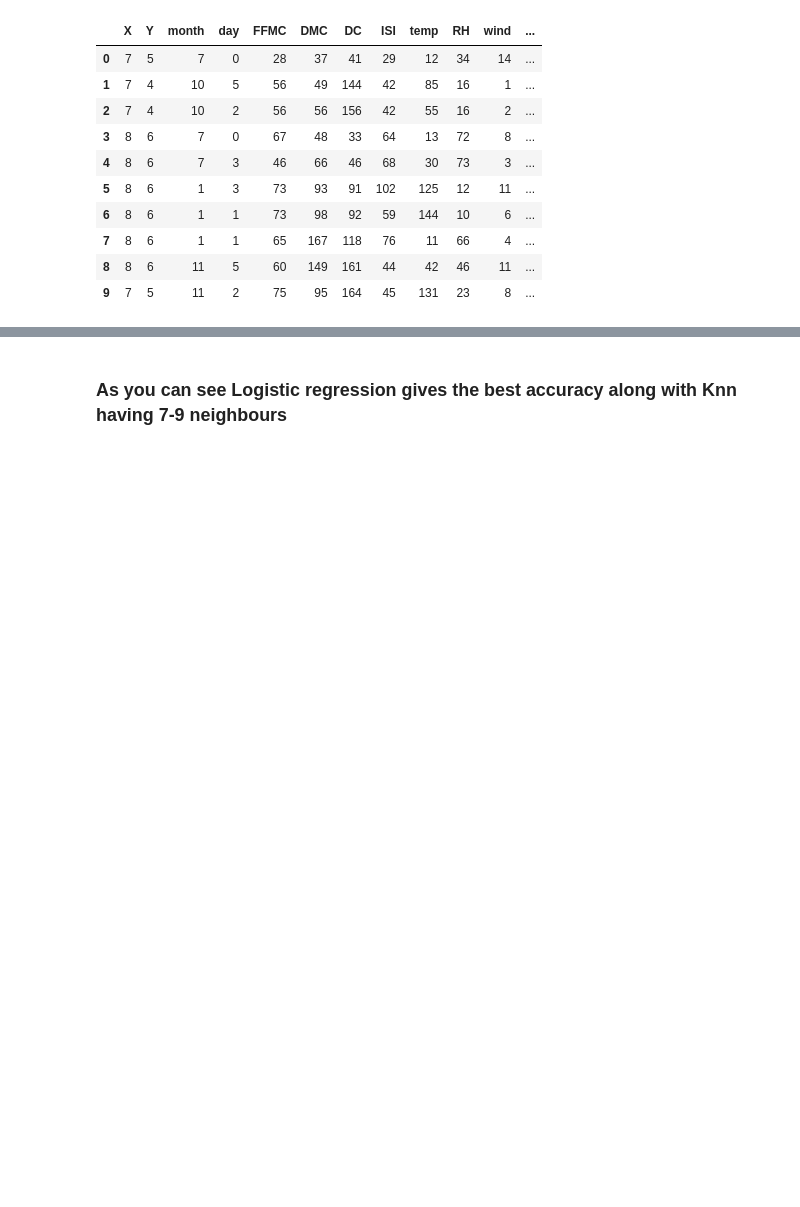
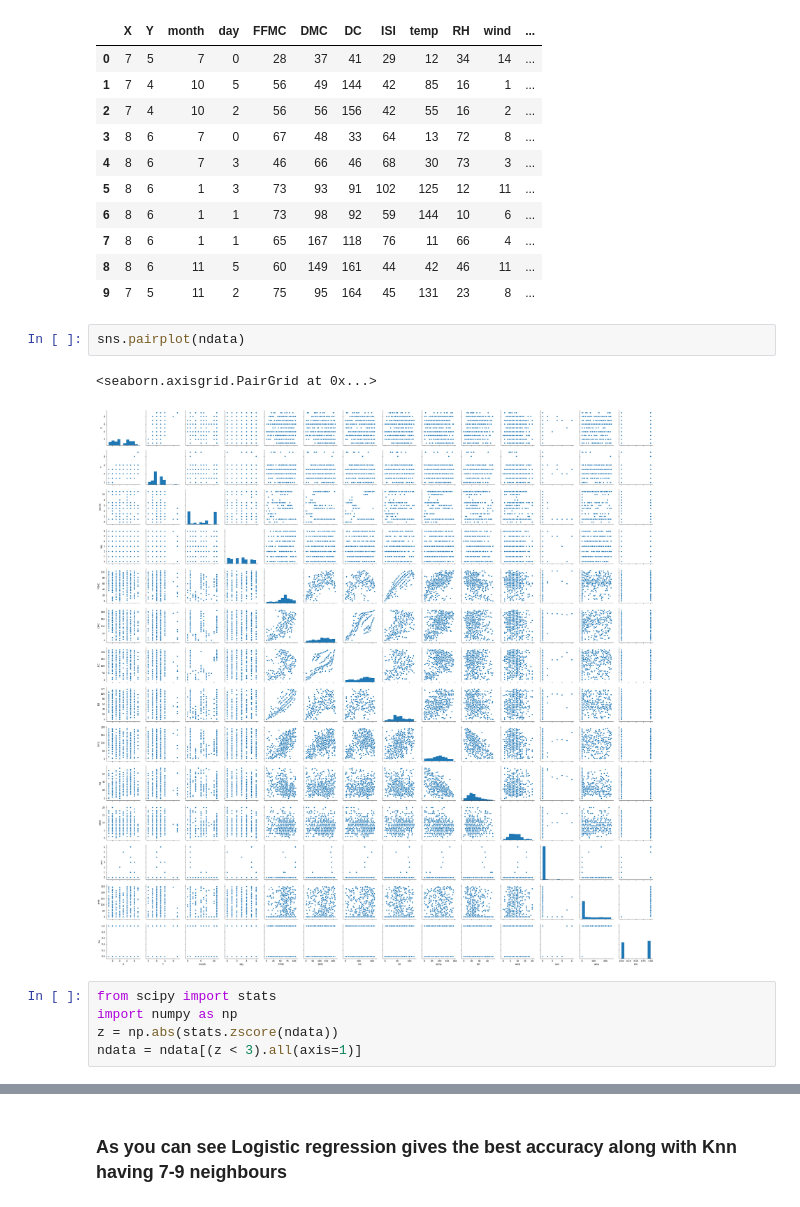
Before and after one commit to rishickesh/Data-science, a Jupyter notebook: forest.ipynb, the cells around one changed output, grey strips where cells are left out. Cells and saved outputs as stored; diff of their text form; blank space fills up the shorter version.

```diff
--- a/forest.ipynb
+++ b/forest.ipynb
@@ -197,4 +235,14 @@ ndata.head(10)
 | 7 | 8 | 6 | 1 | 1 | 65 | 167 | 118 | 76 | 11 | 66 | 4 | ... |
 | 8 | 8 | 6 | 11 | 5 | 60 | 149 | 161 | 44 | 42 | 46 | 11 | ... |
 | 9 | 7 | 5 | 11 | 2 | 75 | 95 | 164 | 45 | 131 | 23 | 8 | ... |
+# %%
+sns.pairplot(ndata)
+# %% [output]
+<seaborn.axisgrid.PairGrid at 0x...>
+[figure, added]
+# %%
+from scipy import stats
+import numpy as np
+z = np.abs(stats.zscore(ndata))
+ndata = ndata[(z < 3).all(axis=1)]
 # %%
```
Also changed, not shown: parts of 24 cells of this notebook.
